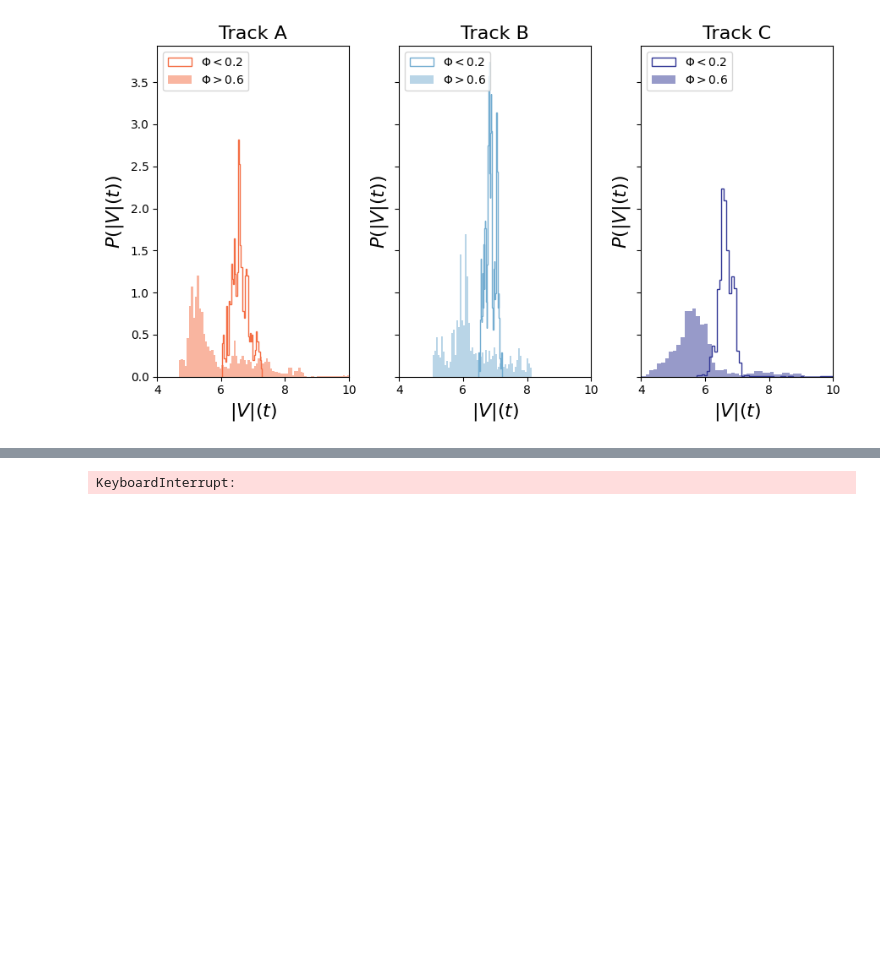
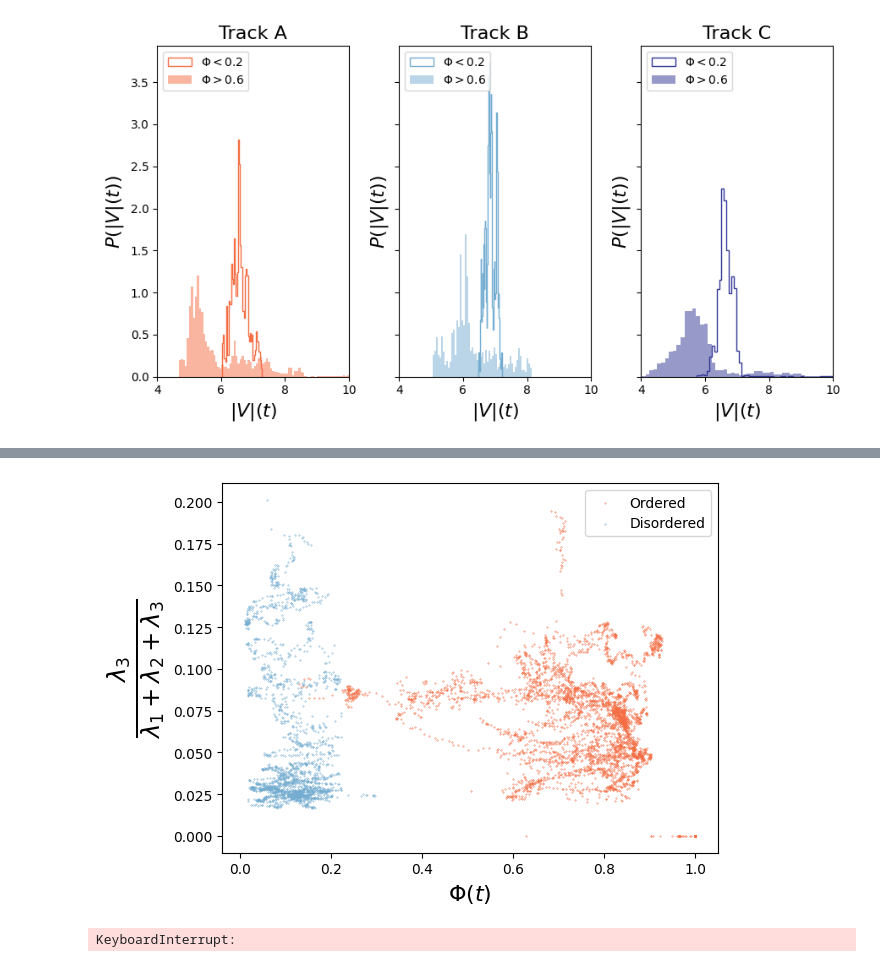
Before and after one commit to mmccraw98/flocking-emergence-iw, a Jupyter notebook: code/data/initial-data-analysis.ipynb, the cells around one changed output, grey strips where cells are left out. Saved outputs shown, nothing was run; the diff lists cells and outputs as text; code cells hidden in the pictures; blank space fills up the shorter version.

```diff
--- a/code/data/initial-data-analysis.ipynb
+++ b/code/data/initial-data-analysis.ipynb
@@ -461,0 +428,9 @@ plt.plot(get_velocity_order_parameter(df_A).values)
+# %%
+plt.scatter(vel_order, variance_order[:, 2], label='Ordered', color=colors[0], s=0.1)
+plt.scatter(vel_disorder, variance_disorder[:, 2], label='Disordered', color=colors[3], s=0.1)
+plt.legend()
+plt.xlabel('$\Phi(t)$', fontsize=16)
+plt.ylabel(r'$\frac{\lambda_3}{\lambda_1 + \lambda_2 + \lambda_3}$', fontsize=25)
+plt.savefig('velocity_order_parameter_vs_variance_ratios_ordered_vs_disordered.png', dpi=300, bbox_inches='tight')
+# %% [output]
+[figure, added]
```
Also changed, not shown: parts of 9 cells of this notebook, 3 other files.
